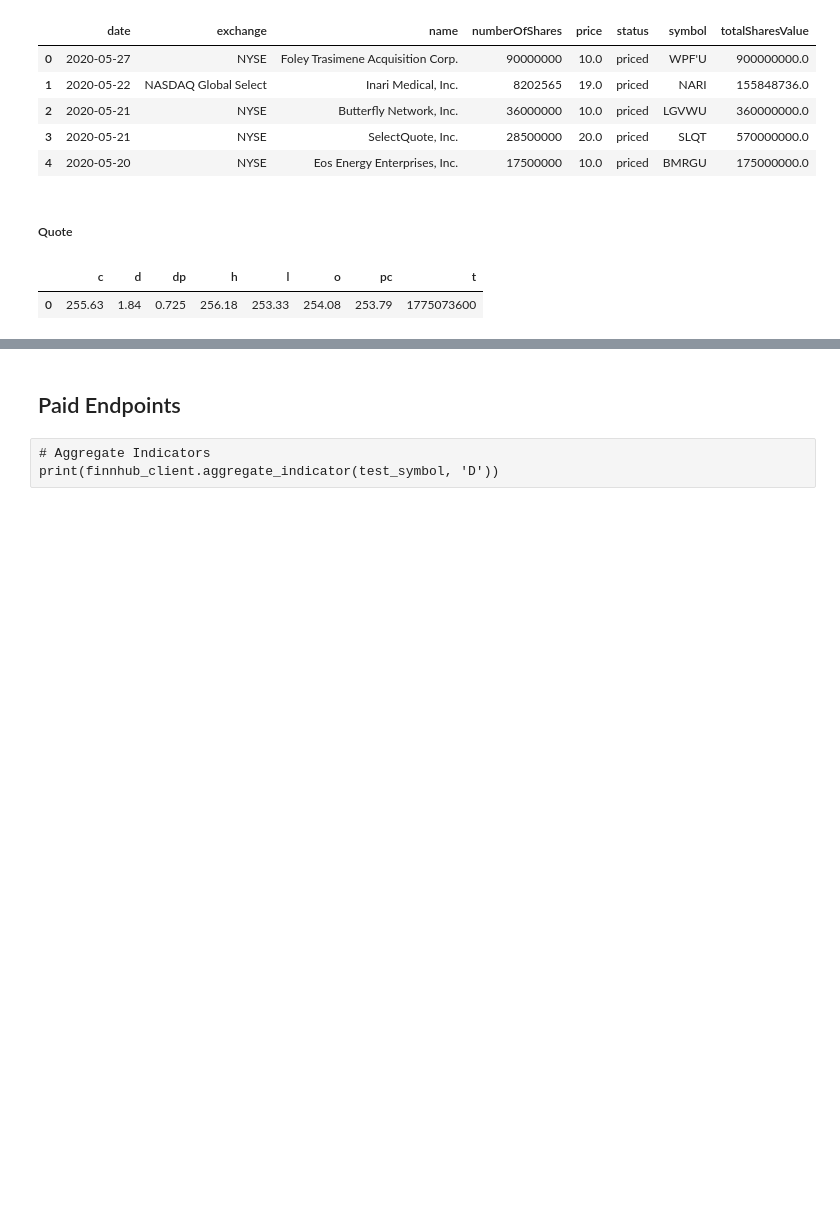
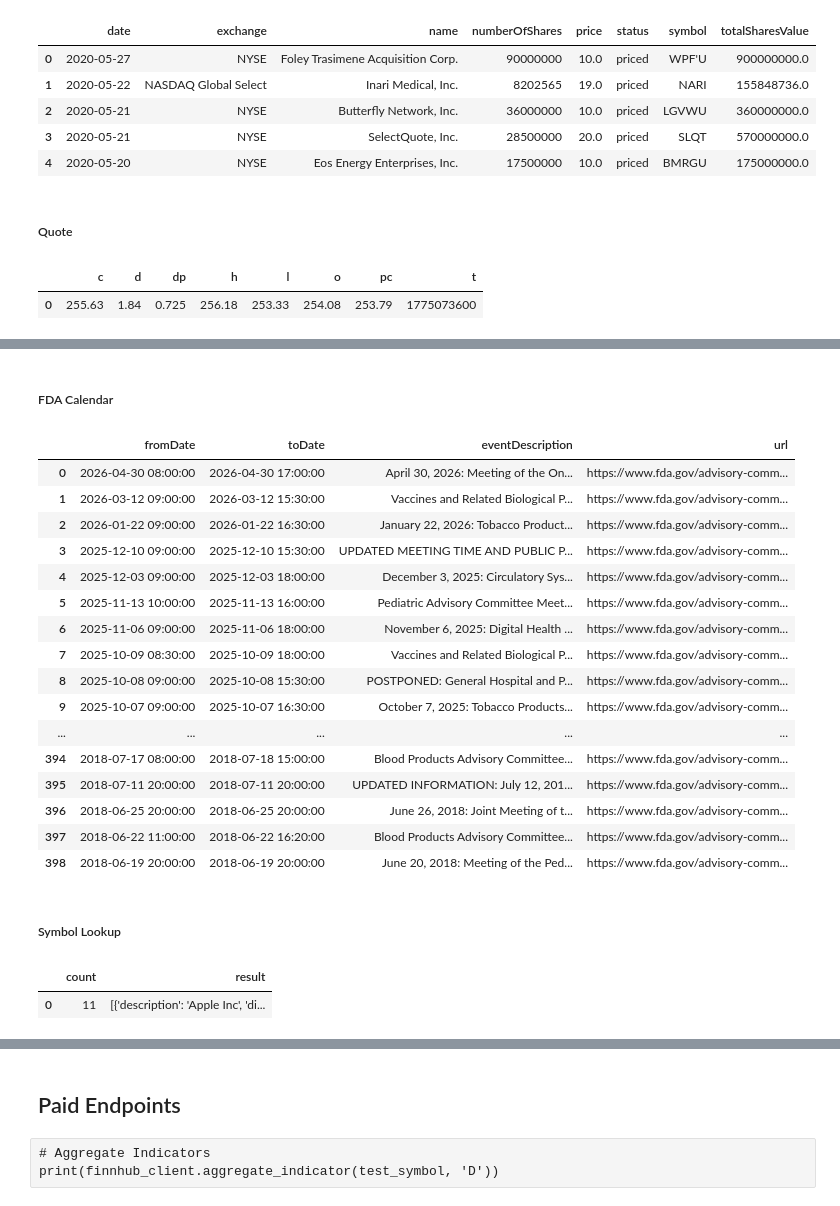
Before and after one commit to dsavas07/Stock-Keeper, a Jupyter notebook: Finnhub_API_Test.ipynb, the cells around one changed output, grey strips where cells are left out. Saved outputs shown, nothing was run; the diff lists cells and outputs as text; code cells hidden in the pictures; blank space fills up the shorter version.

```diff
--- a/Finnhub_API_Test.ipynb
+++ b/Finnhub_API_Test.ipynb
@@ -510,6 +556,33 @@ print(finnhub_client.covid19())
+# %% [markdown]
+##### FDA Calendar
 # %%
 # FDA Calendar
-print(finnhub_client.fda_calendar())
+df = pd.json_normalize(finnhub_client.fda_calendar())
+df
+# %% [output]
+|  | fromDate | toDate | eventDescription | url |
+| 0 | 2026-04-30 08:00:00 | 2026-04-30 17:00:00 | April 30, 2026: Meeting of the On... | https://www.fda.gov/advisory-comm... |
+| 1 | 2026-03-12 09:00:00 | 2026-03-12 15:30:00 | Vaccines and Related Biological P... | https://www.fda.gov/advisory-comm... |
+| 2 | 2026-01-22 09:00:00 | 2026-01-22 16:30:00 | January 22, 2026: Tobacco Product... | https://www.fda.gov/advisory-comm... |
+| 3 | 2025-12-10 09:00:00 | 2025-12-10 15:30:00 | UPDATED MEETING TIME AND PUBLIC P... | https://www.fda.gov/advisory-comm... |
+| 4 | 2025-12-03 09:00:00 | 2025-12-03 18:00:00 | December 3, 2025: Circulatory Sys... | https://www.fda.gov/advisory-comm... |
+| 5 | 2025-11-13 10:00:00 | 2025-11-13 16:00:00 | Pediatric Advisory Committee Meet... | https://www.fda.gov/advisory-comm... |
+| 6 | 2025-11-06 09:00:00 | 2025-11-06 18:00:00 | November 6, 2025: Digital Health ... | https://www.fda.gov/advisory-comm... |
+| 7 | 2025-10-09 08:30:00 | 2025-10-09 18:00:00 | Vaccines and Related Biological P... | https://www.fda.gov/advisory-comm... |
+| 8 | 2025-10-08 09:00:00 | 2025-10-08 15:30:00 | POSTPONED: General Hospital and P... | https://www.fda.gov/advisory-comm... |
+| 9 | 2025-10-07 09:00:00 | 2025-10-07 16:30:00 | October 7, 2025: Tobacco Products... | https://www.fda.gov/advisory-comm... |
+| ... | ... | ... | ... | ... |
+| 394 | 2018-07-17 08:00:00 | 2018-07-18 15:00:00 | Blood Products Advisory Committee... | https://www.fda.gov/advisory-comm... |
+| 395 | 2018-07-11 20:00:00 | 2018-07-11 20:00:00 | UPDATED INFORMATION: July 12, 201... | https://www.fda.gov/advisory-comm... |
+| 396 | 2018-06-25 20:00:00 | 2018-06-25 20:00:00 | June 26, 2018: Joint Meeting of t... | https://www.fda.gov/advisory-comm... |
+| 397 | 2018-06-22 11:00:00 | 2018-06-22 16:20:00 | Blood Products Advisory Committee... | https://www.fda.gov/advisory-comm... |
+| 398 | 2018-06-19 20:00:00 | 2018-06-19 20:00:00 | June 20, 2018: Meeting of the Ped... | https://www.fda.gov/advisory-comm... |
+# %% [markdown]
+##### Symbol Lookup
 # %%
 # Symbol lookup
-print(finnhub_client.symbol_lookup(test_symbol_name))
+df = pd.json_normalize(finnhub_client.symbol_lookup(test_symbol_name))
+df
+# %% [output]
+|  | count | result |
+| 0 | 11 | [{'description': 'Apple Inc', 'di... |
```
Also changed, not shown: parts of 20 cells of this notebook.
